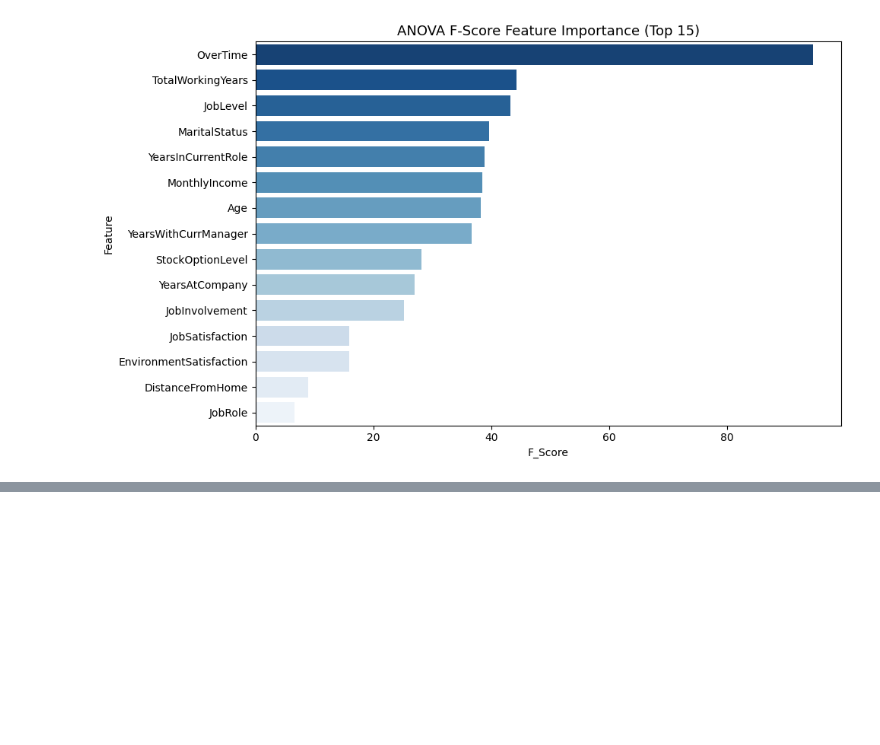
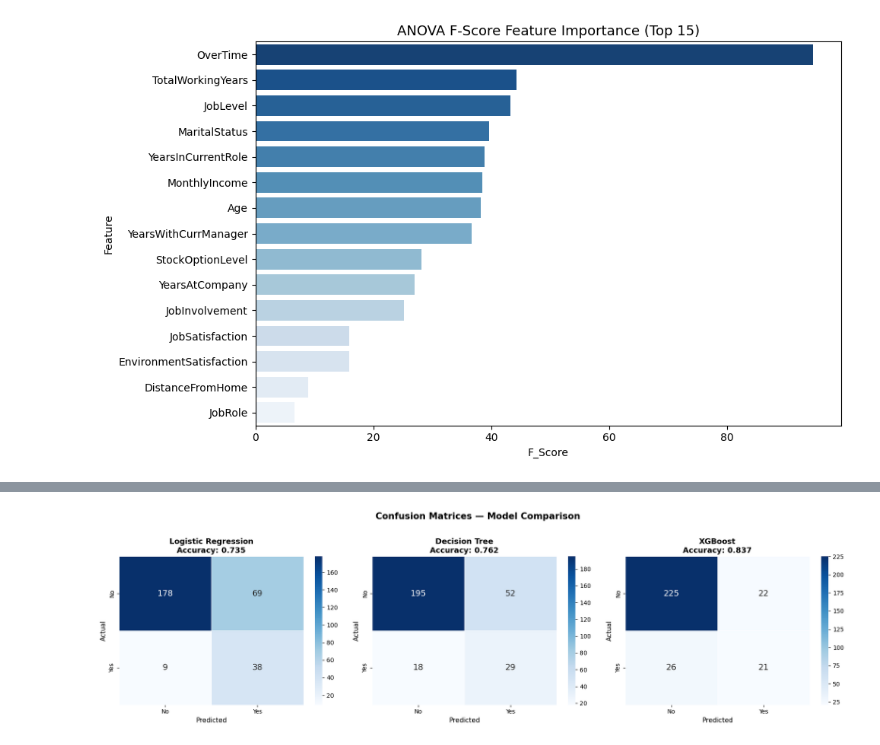
Before and after one commit to athulyamannambath/Employee-Attrition-Prediction-Using-HR-Analytics, a Jupyter notebook: employye.ipynb, the cells around one changed output, grey strips where cells are left out. Saved outputs shown, nothing was run; the diff lists cells and outputs as text; code cells hidden in the pictures; blank space fills up the shorter version.

Commit message:
model building and comparsion done

```diff
--- a/employye.ipynb
+++ b/employye.ipynb
@@ -413,7 +399,7 @@ YearsSinceLastPromotion      7.601723  5.831253e-03
 # %%
 # ANOVA F-test
 anova_selector = SelectKBest(f_classif, k='all')
-anova_selector.fit(X, y)
+anova_selector.fit(X_scaled, y)
 
 anova_scores = pd.DataFrame({
     'Feature': X.columns,
@@ -464,0 +506,17 @@ Features: ['MaritalStatus', 'JobSatisfaction', 'EnvironmentSatisfaction', 'Daily
+# %%
+xgb_model = XGBClassifier(
+    n_estimators=200,
+    max_depth=4,
+    learning_rate=0.1,
+    scale_pos_weight=(y_train == 0).sum() / (y_train == 1).sum(),
+    use_label_encoder=False,
+    eval_metric='logloss',
+    random_state=42
+)
+xgb_model.fit(X_train, y_train)
+
+y_pred_xgb = xgb_model.predict(X_test)
+y_prob_xgb = xgb_model.predict_proba(X_test)[:, 1]
+
+print("XGBoost")
+print(classification_report(y_test, y_pred_xgb))
@@ -464,0 +533,26 @@ Features: ['MaritalStatus', 'JobSatisfaction', 'EnvironmentSatisfaction', 'Daily
+# %%
+fig, axes = plt.subplots(1, 3, figsize=(18, 5))
+
+models_preds = [
+    ('Logistic Regression', y_pred_lr, accuracy_score(y_test, y_pred_lr)),
+    ('Decision Tree',       y_pred_dt, accuracy_score(y_test, y_pred_dt)),
+    ('XGBoost',             y_pred_xgb, accuracy_score(y_test, y_pred_xgb))
+]
+
+for ax, (name, y_pred, acc) in zip(axes, models_preds):
+    cm = confusion_matrix(y_test, y_pred)
+    sns.heatmap(cm, annot=True, fmt='d', cmap='Blues', ax=ax,
+                xticklabels=['No', 'Yes'],
+                yticklabels=['No', 'Yes'],
+                linewidths=0.5, linecolor='white',
+                annot_kws={"size": 14})
+    ax.set_title(f'{name}\nAccuracy: {acc:.3f}', fontsize=13, fontweight='bold')
+    ax.set_xlabel('Predicted', fontsize=11)
+    ax.set_ylabel('Actual', fontsize=11)
+
+plt.suptitle('Confusion Matrices — Model Comparison', fontsize=15, fontweight='bold', y=1.02)
+plt.tight_layout()
+plt.savefig('confusion_matrices.png', dpi=150, bbox_inches='tight')
+plt.show()
+# %% [output]
+[figure, added]
```
Also changed, not shown: parts of 14 cells of this notebook, 4 other files.
